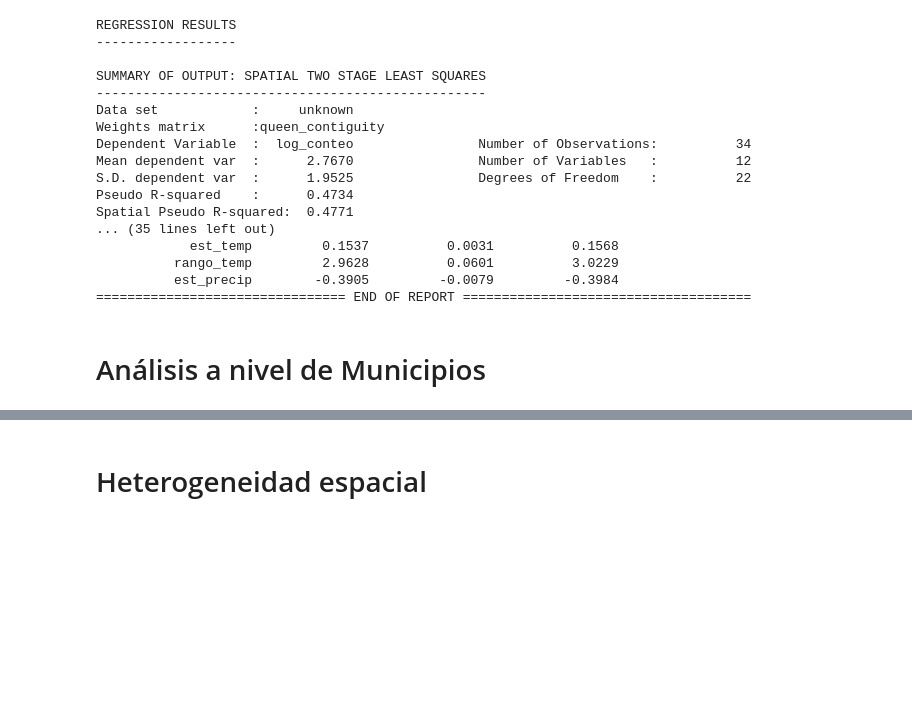
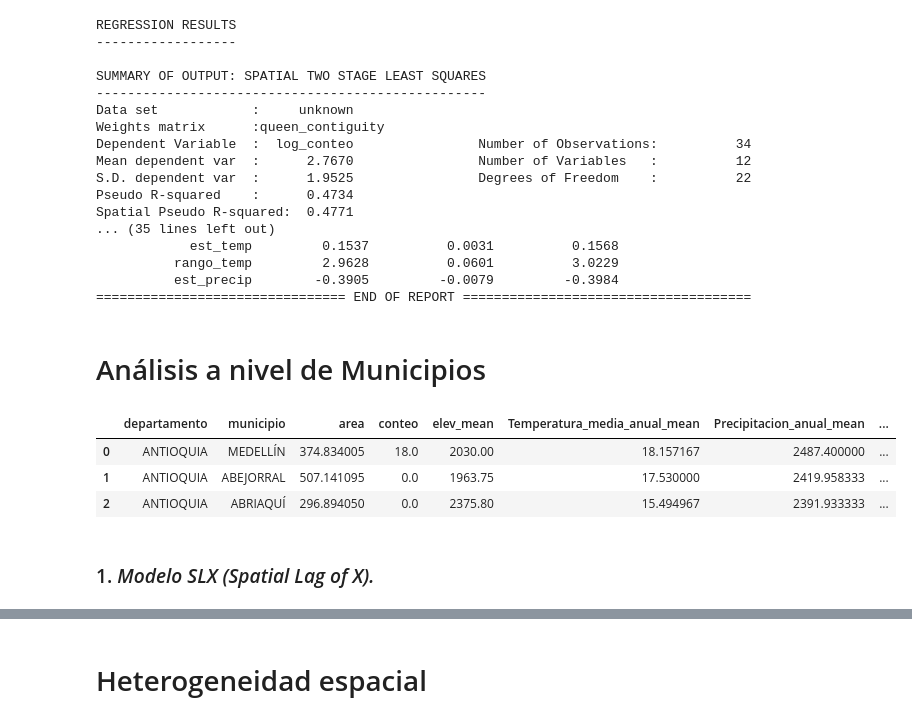
Before and after one commit to ValentinaCardona/GeoAnalysis_2025, a Jupyter notebook: Analysis_python_notebooks/SpatialRegression_Dep_Mun.ipynb, the cells around one changed output, grey strips where cells are left out. Saved outputs shown, nothing was run; the diff lists cells and outputs as text; code cells hidden in the pictures; blank space fills up the shorter version.

```diff
--- a/Analysis_python_notebooks/SpatialRegression_Dep_Mun.ipynb
+++ b/Analysis_python_notebooks/SpatialRegression_Dep_Mun.ipynb
@@ -228,3 +210,24 @@ Spatial Pseudo R-squared:  0.4771
 ================================ END OF REPORT =====================================
 # %% [markdown]
 # Análisis a nivel de Municipios
+# %%
+import geopandas as gpd
+import numpy as np
+import libpysal
+from libpysal.weights import Queen
+from sklearn.preprocessing import StandardScaler
+import spreg
+
+# Cargar datos
+gdf = gpd.read_file(r"G:\My Drive\Investigacion2025\Posgrado_Statistics\GeoAnalysis\data\Balso_Municipios.gpkg")
+
+gdf = gdf.rename(columns={'dpto_cnmbr': 'departamento',
+                    'mpio_cnmbr': 'municipio',
+                    'mpio_narea': 'area',
+                    'NUMPOINTS': 'conteo'})
+gdf.head(3)
+# %% [output]
+|  | departamento | municipio | area | conteo | elev_mean | Temperatura_media_anual_mean | Precipitacion_anual_mean | ... |
+| 0 | ANTIOQUIA | MEDELLÍN | 374.834005 | 18.0 | 2030.00 | 18.157167 | 2487.400000 | ... |
+| 1 | ANTIOQUIA | ABEJORRAL | 507.141095 | 0.0 | 1963.75 | 17.530000 | 2419.958333 | ... |
+| 2 | ANTIOQUIA | ABRIAQUÍ | 296.894050 | 0.0 | 2375.80 | 15.494967 | 2391.933333 | ... |
@@ -230,0 +248,2 @@ Spatial Pseudo R-squared:  0.4771
+# %% [markdown]
+### 1. *Modelo SLX (Spatial Lag of X).*
```
Also changed, not shown: parts of 10 cells of this notebook, 2 other files.
